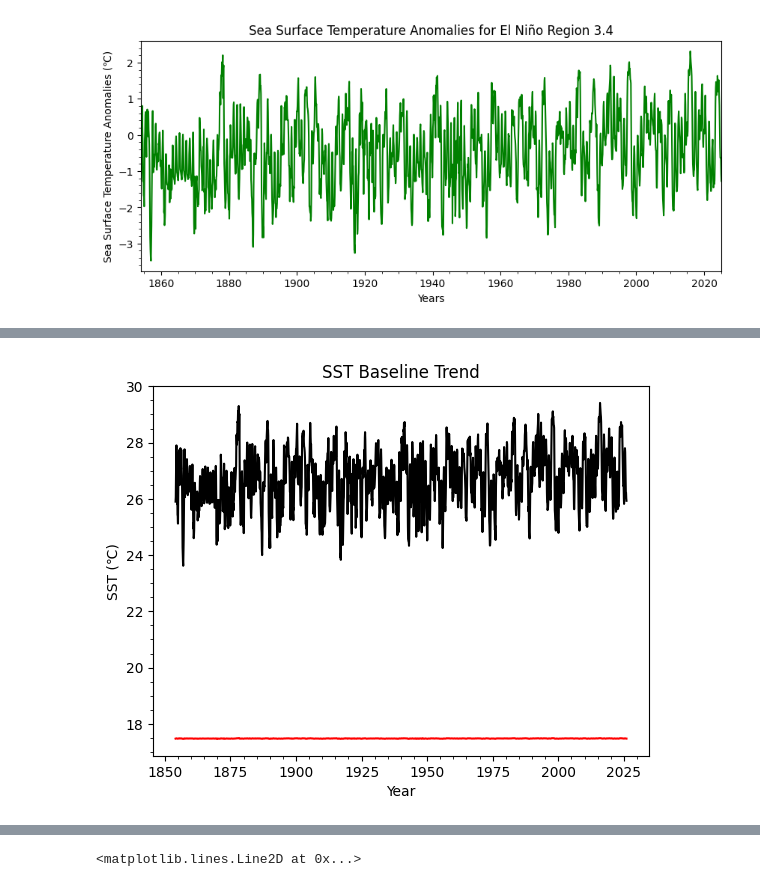
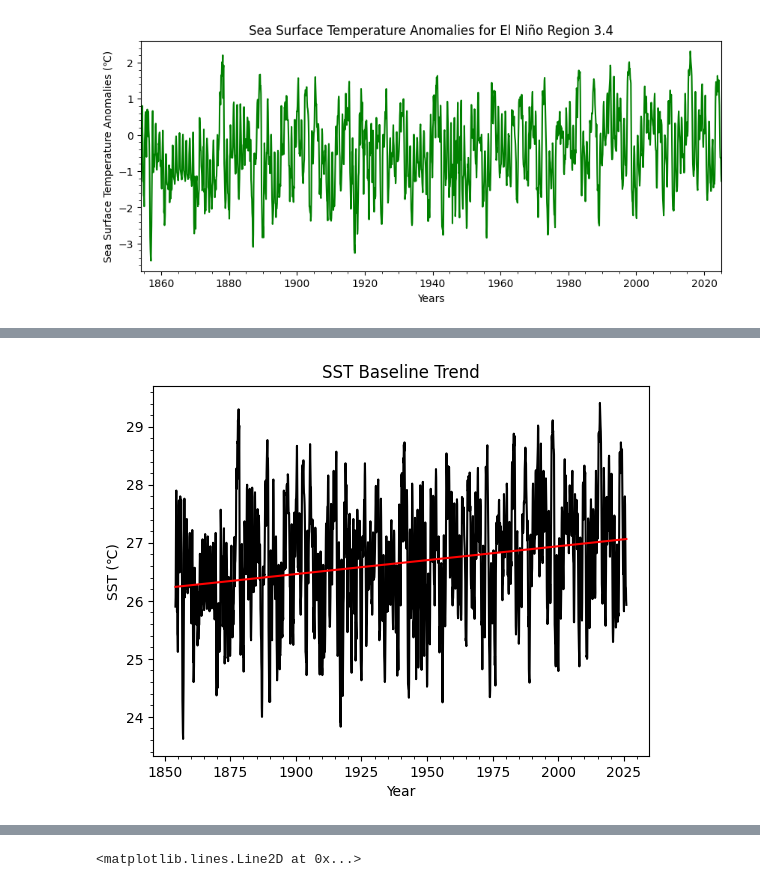
Before and after one commit to mjss26/EMSC2010-Group-Project-5, a Jupyter notebook: EMSC2010_Group_Project_5.ipynb, the cells around one changed output, grey strips where cells are left out. Cells and saved outputs as stored; diff of their text form; code cells hidden in the pictures.

```diff
--- a/EMSC2010_Group_Project_5.ipynb
+++ b/EMSC2010_Group_Project_5.ipynb
@@ -286,12 +343,12 @@ plt.minorticks_on() #add minorticks
 # %%
 fitter1 = np.polyfit(year,sst,1) #fit a trendline to the data
 plt.plot(year,sst,'k') #plot the original data
-plt.plot(year,np.polyval(fitter1,sst),'r') #plot the trendline
+plt.plot(year,np.polyval(fitter1,year),'r') #plot the trendline
 plt.xlabel('Year') #label the x-axis
 plt.ylabel(r'SST (℃)') #label the y-axis
 plt.title('SST Baseline Trend')
 #plt.gca().invert_yaxis() #invert the y-axis
 #plt.xlim([2000,2005]) #limit the x-axis
 plt.minorticks_on() #add minorticks
 # %% [output]
-[figure, old version]
+[figure, new version]
```
Also changed, not shown: parts of 30 cells of this notebook.
